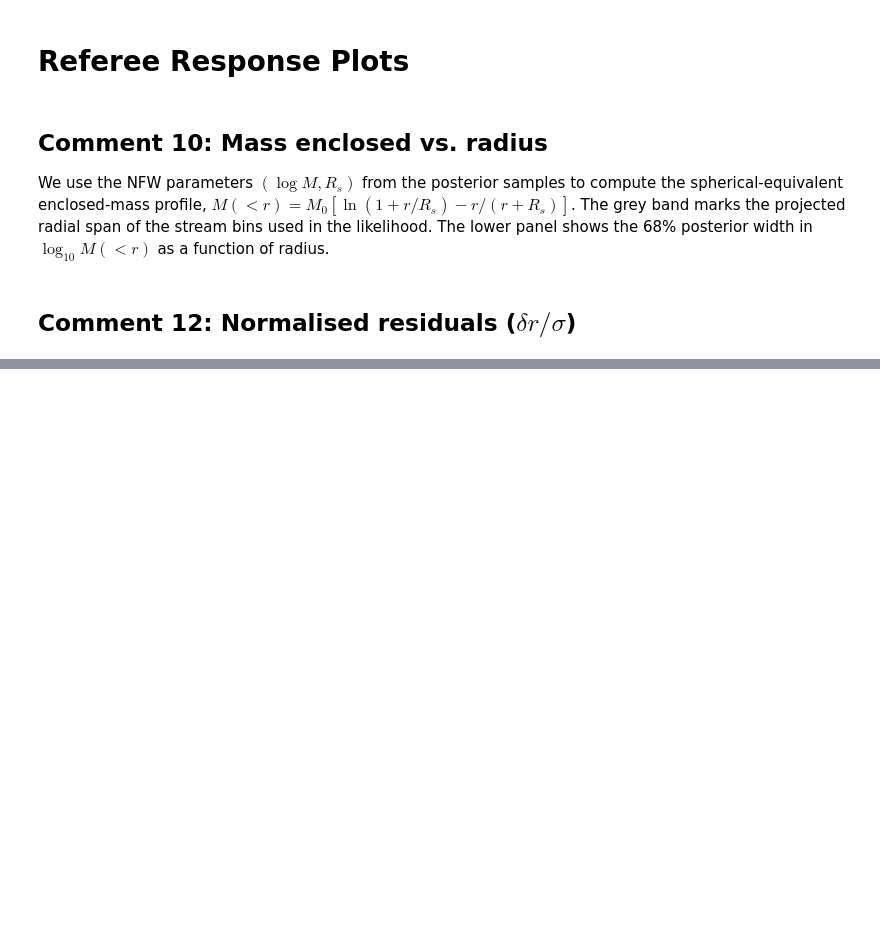
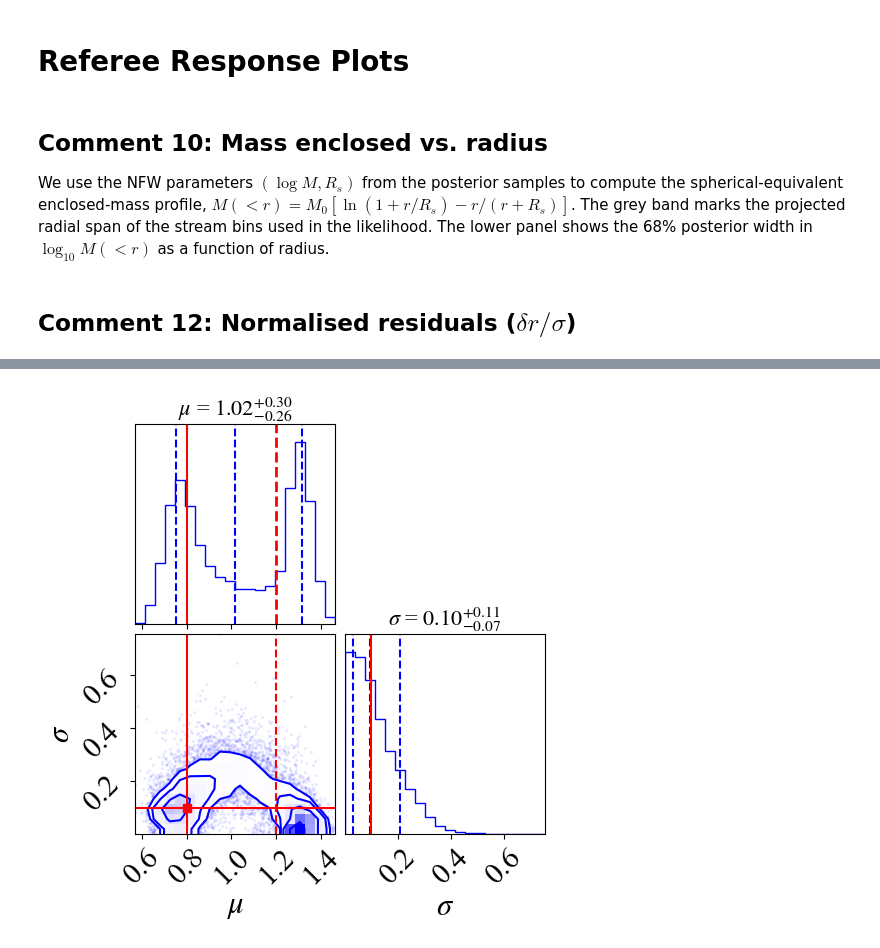
Before and after one commit to David-Chemaly/StreaMAX_private, a Jupyter notebook: referee.ipynb, the cells around one changed output, grey strips where cells are left out. Drawn from its saved outputs; the diff is of its cells as text; code cells hidden in the pictures; blank space fills up the shorter version.

```diff
--- a/referee.ipynb
+++ b/referee.ipynb
@@ -184,0 +189,29 @@ plt.savefig('./Plots/normalised_residuals.pdf', bbox_inches='tight', dpi=300, tr
+# %%
+import corner
+
+pop_results = safe_load('./MockStreams/dict_pop_nlive2000_sigma2_N16_GtoG_0.8-0.1.pkl')
+samps_pop = pop_results['samps']
+
+true_mu = 0.8
+true_sigma = 0.1
+mirror_mu = 1.2  # prolate mirror from oblate/prolate degeneracy
+
+labels = [r'$\mu$', r'$\sigma$']
+fig = corner.corner(samps_pop,
+    labels=labels,
+    color='blue',
+    quantiles=[0.16, 0.5, 0.84],
+    show_titles=True,
+    title_kwargs={"fontsize": 16},
+    truths=[true_mu, true_sigma],
+    truth_color='red')
+
+# Add prolate mirror line at q=1.2 on mu panels
+axes = np.array(fig.axes).reshape(2, 2)
+axes[0, 0].axvline(mirror_mu, color='red', lw=2, ls='--')   # mu marginal
+axes[1, 0].axvline(mirror_mu, color='red', lw=1.5, ls='--')  # 2D panel
+
+# plt.savefig('./Plots/corner_GtoG_0.8_with_mirror.pdf', bbox_inches='tight', dpi=300)
+plt.show()
+# %% [output]
+[figure, added]
```
Also changed, not shown: parts of 3 cells of this notebook, 1 other file.
